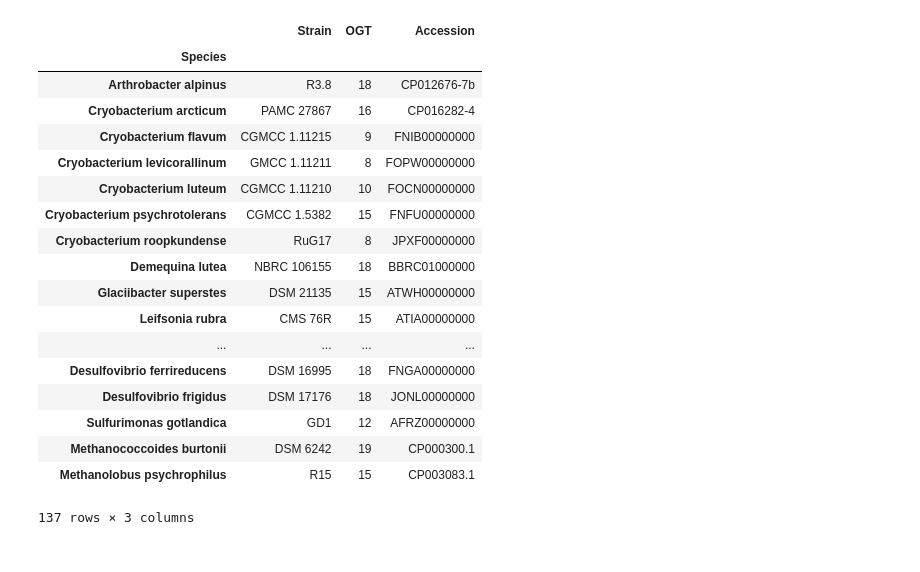
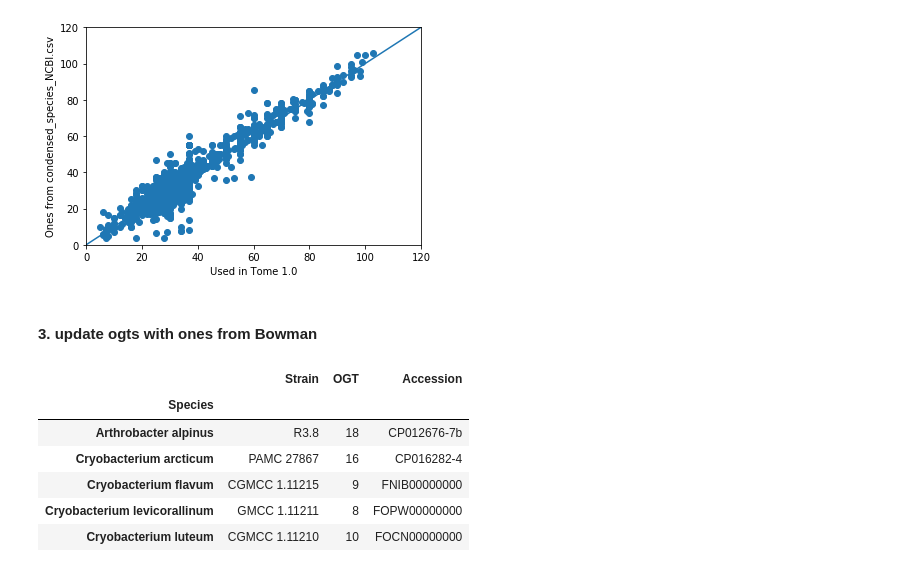
Before and after one commit to EngqvistLab/tome_cool, a Jupyter notebook: scripts/prepare_dataset.ipynb, the cells around one changed output. Drawn from its saved outputs; the diff is of its cells as text; code cells hidden in the pictures.

```diff
--- a/scripts/prepare_dataset.ipynb
+++ b/scripts/prepare_dataset.ipynb
@@ -3,0 +24,8 @@ import numpy as np
+# %%
+def get_dimers():
+    amino_acids = 'ACDEFGHIKLMNPQRSTVWY'
+    print(len(amino_acids))
+    dimers = []
+    for a1 in amino_acids:
+        for a2 in amino_acids: dimers.append(a1+a2)
+    return dimers
@@ -3,0 +70,2 @@ import numpy as np
+# %%
+df = dfc.append(dfn)
@@ -3,0 +80,4 @@ import numpy as np
+# %%
+dfmartin = pd.read_csv('../data/condensed_species_NCBI.csv',index_col=1)
+print(dfmartin.shape)
+dfmartin.head(5)
@@ -3,0 +94,20 @@ import numpy as np
+# %%
+new_from_martin = 0
+ogt_old, ogt_new = [],[]
+for spc in dfmartin.index:
+    cont = spc.lower().split()
+    org = cont[0] + '_' + cont[1]
+    if np.isnan(dfmartin.loc[spc,'optimum_tmp']): continue
+
+    if org not in df.index: continue
+
+    if ~np.isnan(df.loc[org,'ogt']):
+        ogt_old.append(df.loc[org,'ogt'])
+        ogt_new.append(dfmartin.loc[spc,'optimum_tmp'])
+        if np.abs(df.loc[org,'ogt']-dfmartin.loc[spc,'optimum_tmp'])>1: print(spc,org,df.loc[org,'ogt'],dfmartin.loc[spc,'optimum_tmp'])
+        continue
+
+
+    df.loc[org,'ogt'] = dfmartin.loc[spc,'optimum_tmp']
+    new_from_martin += 1
+print('Number of newly added:',new_from_martin)
@@ -4 +132,14 @@ import numpy as np
+# %%
+plt.scatter(ogt_old,ogt_new)
+lim = (0,120)
+plt.plot(lim,lim)
+plt.xlim(lim)
+plt.ylim(lim)
+plt.xlabel('Used in Tome 1.0')
+plt.ylabel('Ones from condensed_species_NCBI.csv')
+plt.show()
+# %% [output]
+[figure, added]
+# %% [markdown]
+#### 3. update ogts with ones from Bowman
 # %%
@@ -6,22 +147,10 @@ df = pd.read_csv('../data/bowman2017_Table15_1.csv',index_col=0)
-# %%
-df
-# %% [output]
-|  | Strain | OGT | Accession |
-| Species |  |  |  |
-| Arthrobacter alpinus | R3.8 | 18 | CP012676-7b |
-| Cryobacterium arcticum | PAMC 27867 | 16 | CP016282-4 |
-| Cryobacterium flavum | CGMCC 1.11215 | 9 | FNIB00000000 |
-| Cryobacterium levicorallinum | GMCC 1.11211 | 8 | FOPW00000000 |
-| Cryobacterium luteum | CGMCC 1.11210 | 10 | FOCN00000000 |
-| Cryobacterium psychrotolerans | CGMCC 1.5382 | 15 | FNFU00000000 |
-| Cryobacterium roopkundense | RuG17 | 8 | JPXF00000000 |
-| Demequina lutea | NBRC 106155 | 18 | BBRC01000000 |
-| Glaciibacter superstes | DSM 21135 | 15 | ATWH00000000 |
-| Leifsonia rubra | CMS 76R | 15 | ATIA00000000 |
-| ... | ... | ... | ... |
-| Desulfovibrio ferrireducens | DSM 16995 | 18 | FNGA00000000 |
-| Desulfovibrio frigidus | DSM 17176 | 18 | JONL00000000 |
-| Sulfurimonas gotlandica | GD1 | 12 | AFRZ00000000 |
-| Methanococcoides burtonii | DSM 6242 | 19 | CP000300.1 |
-| Methanolobus psychrophilus | R15 | 15 | CP003083.1 |
-137 rows × 3 columns
+# %%
+dfbowman.head(5)
+# %% [output]
+|  | Strain | OGT | Accession |
+| Species |  |  |  |
+| Arthrobacter alpinus | R3.8 | 18 | CP012676-7b |
+| Cryobacterium arcticum | PAMC 27867 | 16 | CP016282-4 |
+| Cryobacterium flavum | CGMCC 1.11215 | 9 | FNIB00000000 |
+| Cryobacterium levicorallinum | GMCC 1.11211 | 8 | FOPW00000000 |
+| Cryobacterium luteum | CGMCC 1.11210 | 10 | FOCN00000000 |
```
Also changed, not shown: parts of 15 cells of this notebook, 6 other files.
